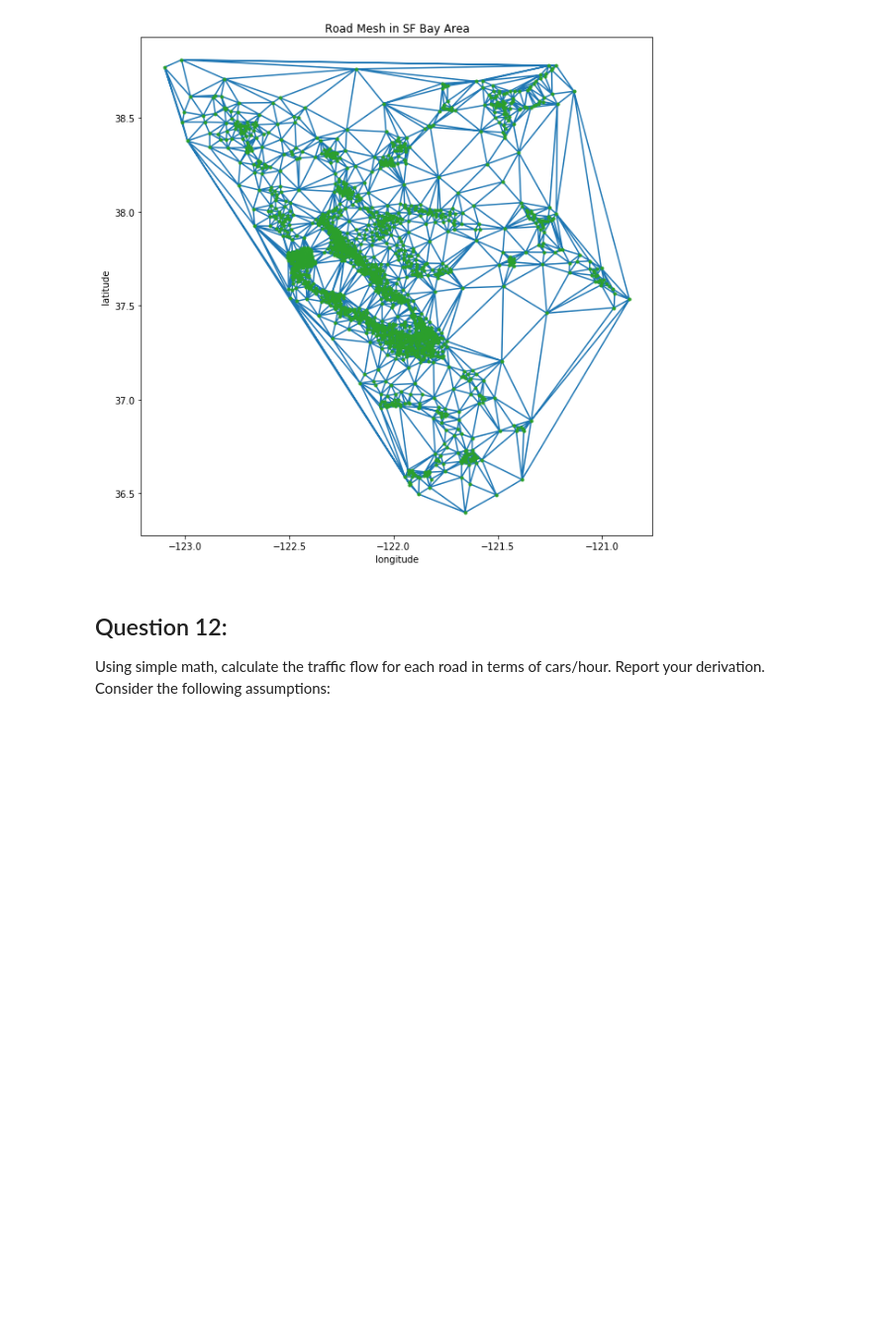
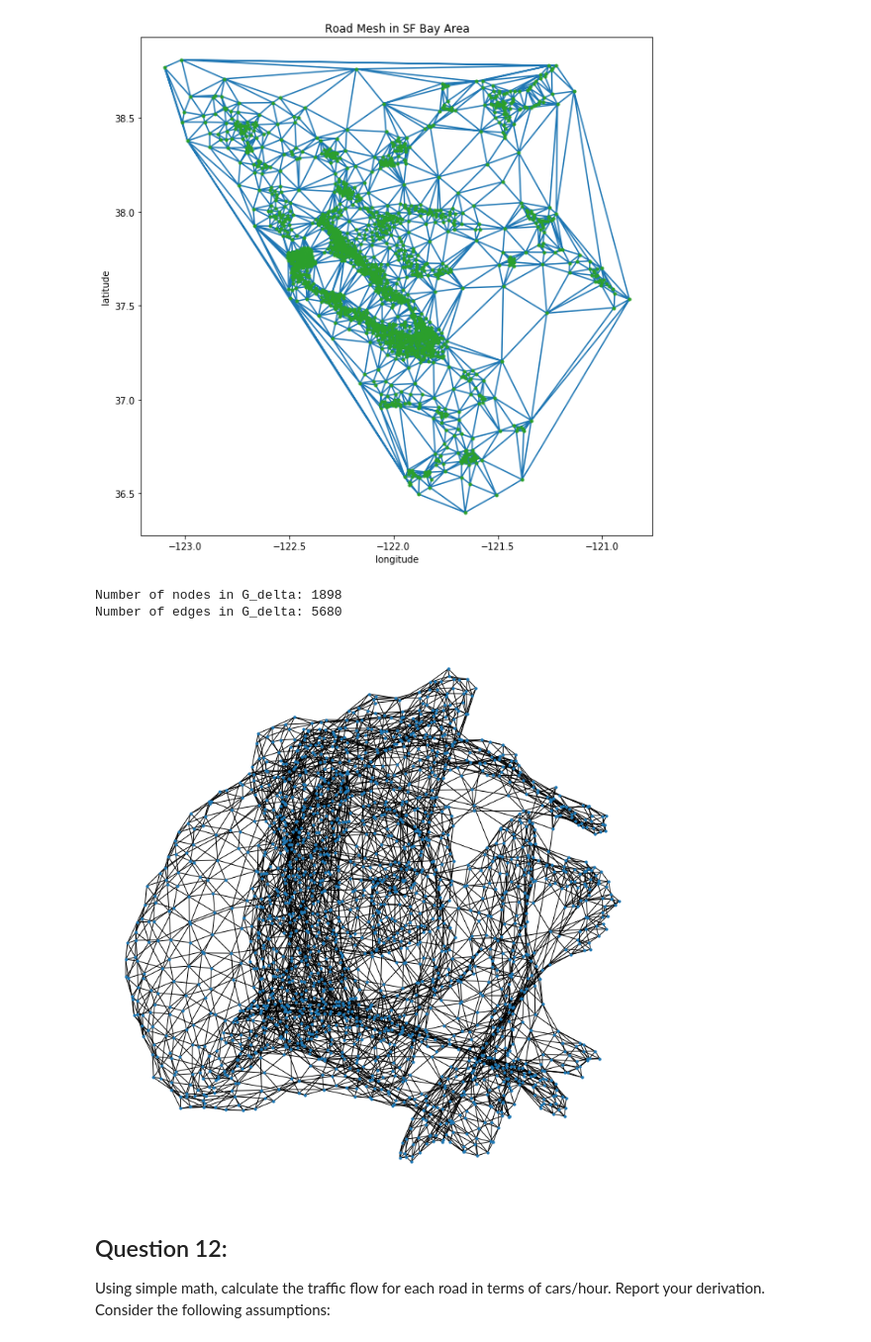
Before and after one commit to Shuyifan/Large-Scale-Social-and-Complex-Networks-Design-and-Algorithms, a Jupyter notebook: Project 4/Project 4 (6-).ipynb, the cells around one changed output. Shown at 99% size. Saved outputs shown, nothing was run; the diff lists cells and outputs as text; code cells hidden in the pictures; blank space fills up the shorter version.

```diff
--- a/Project 4/Project 4 (6-).ipynb
+++ b/Project 4/Project 4 (6-).ipynb
@@ -216,6 +216,38 @@ plt.title('Road Mesh in SF Bay Area')
 # %% [output]
 Text(0.5, 1.0, 'Road Mesh in SF Bay Area')
 [figure]
+# %%
+G_delta = nx.Graph()
+
+used_nodes = triangulation.simplices
+edges_delta = set()
+for row in range(used_nodes.shape[0]):
+    for index in range(3):
+        node1 = list(vertices)[used_nodes[row][index]]
+        node2 = list(vertices)[used_nodes[row][(index + 1) % 3]]
+        if (node1, node2) not in edges_delta and (node2, node1) not in edges_delta:
+            edges_delta.add((node1, node2))
+            G_delta.add_edge(node1, node2)
+#         if (node1, node2) in edge_dic or (node2, node1) in edge_dic and \
+#         (node1, node2) not in edges_delta and (node2, node1) not in edges_delta:
+#             edges_delta.add((node1, node2))
+#             if (node1, node2) in edge_dic:
+#                 weight = edge_dic[(node1, node2)][0] / edge_dic[(node1, node2)][1]
+#                 G_delta.add_edge(node1, node2, weight=weight)
+#             else:
+#                 weight = edge_dic[(node2, node1)][0] / edge_dic[(node2, node1)][1]
+#                 G_delta.add_edge(node2, node1, weight=weight)
+
+print("Number of nodes in G_delta:", nx.number_of_nodes(G_delta))
+print("Number of edges in G_delta:", nx.number_of_edges(G_delta))
+# %% [output]
+Number of nodes in G_delta: 1898
+Number of edges in G_delta: 5680
+# %%
+plt.figure(figsize=(10,10))
+nx.draw(G_delta, node_size=10)
+# %% [output]
+[figure, added]
 # %% [markdown]
 ## Question 12:
 Using simple math, calculate the traffic flow for each road in terms of cars/hour. Report your derivation.
```
Also changed, not shown: parts of 4 cells of this notebook.
